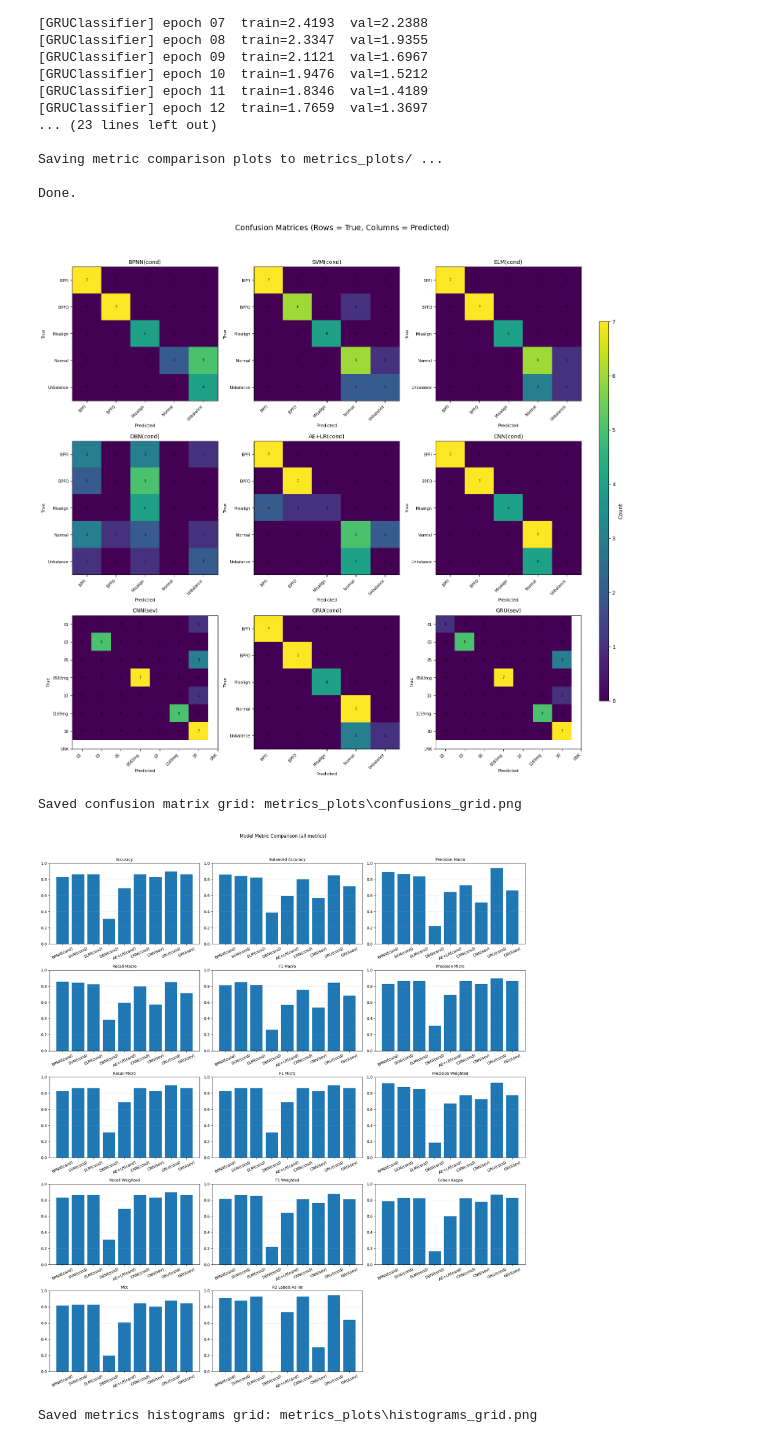
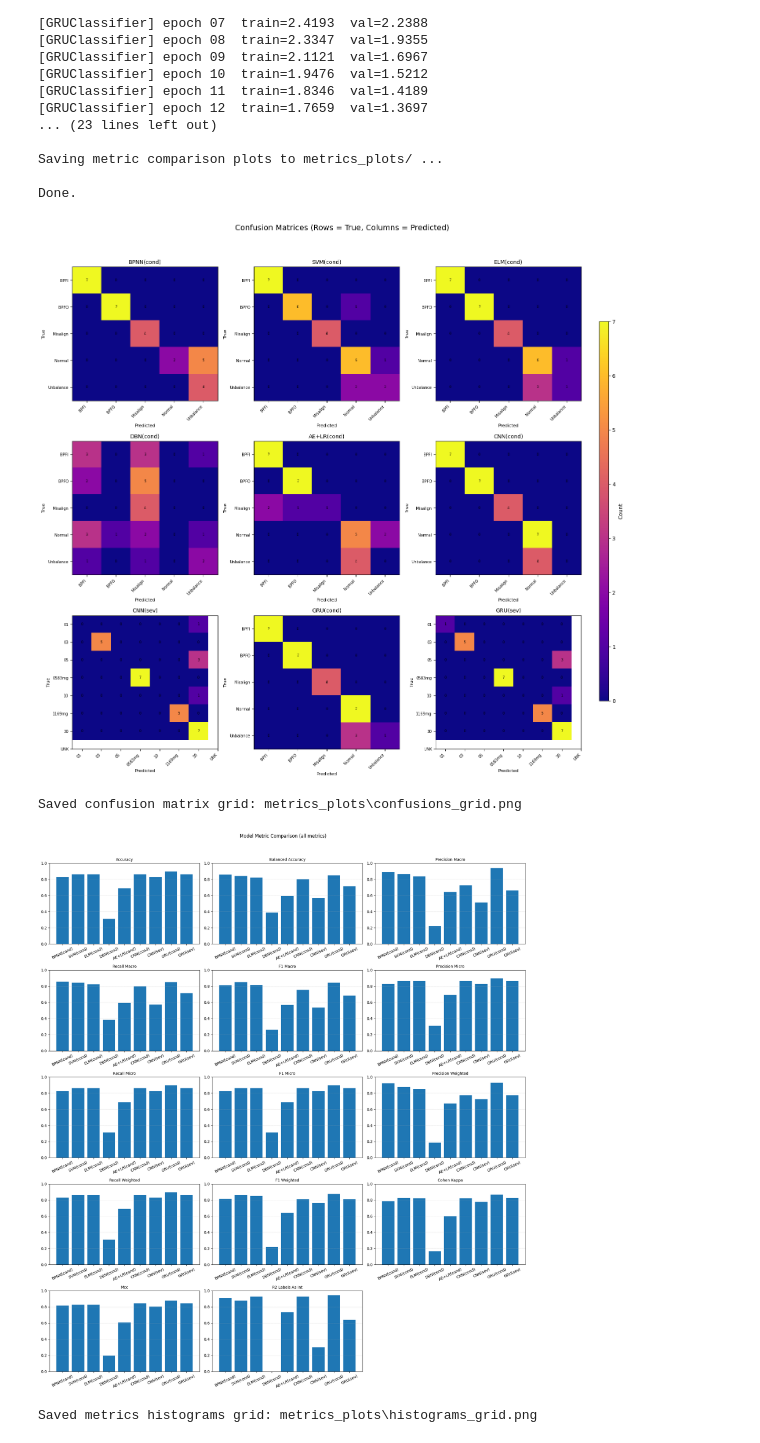
Before and after one commit to SahishnuG/rotating-machine-fault-diagnosis, a Jupyter notebook: compare_models.ipynb, the cells around one changed output. Cells and saved outputs as stored; diff of their text form; code cells hidden in the pictures.

```diff
--- a/compare_models.ipynb
+++ b/compare_models.ipynb
@@ -717,7 +717,7 @@ confusions = {
 # ---- Helper to draw a single confusion matrix ----
 # ---------- 5) Plot all confusion matrices in one figure (clean layout) ----------
 def draw_confusion(ax, cm, labels, title):
-    im = ax.imshow(cm, aspect="auto")
+    im = ax.imshow(cm,cmap="plasma", aspect="auto")
     ax.set_title(title, fontsize=10)
     ax.set_xticks(np.arange(len(labels)))
     ax.set_yticks(np.arange(len(labels)))
@@ -776,34 +776,34 @@ cols = 3
 rows = math.ceil(len(metrics) / cols)
 fig_hist, axes = plt.subplots(rows, cols, figsize=(cols*6, rows*4))
 axes = np.array(axes).reshape(rows, cols)
 
 for i, metric in enumerate(metrics):
     r, c = divmod(i, cols)
     ax = axes[r, c]
     model_vals = metric_table[metric]
     labels = list(model_vals.keys())
     vals = [model_vals[k] for k in labels]
     ax.bar(labels, vals)
     ax.set_title(metric.replace("_", " ").title(), fontsize=10)
     ax.tick_params(axis='x', labelrotation=25)
     ax.set_ylim(0, 1 if "accuracy" in metric.lower() or "f1" in metric.lower() or
                     "precision" in metric.lower() or "recall" in metric.lower() or
                     "balanced" in metric.lower() else max(1.0, max(vals)+0.05))
     ax.grid(axis="y", linestyle=":", linewidth=0.5)
 
 # turn off any leftover empty subplots
 for idx in range(len(metrics), rows*cols):
     r, c = divmod(idx, cols)
     axes[r, c].axis("off")
 
 fig_hist.suptitle("Model Metric Comparison (all metrics)", fontsize=12, y=1.02)
 fig_hist.tight_layout()
 histograms_grid_path = os.path.join("metrics_plots", "histograms_grid.png")
 fig_hist.savefig(histograms_grid_path, dpi=150, bbox_inches="tight")
 plt.show()
 print(f"Saved metrics histograms grid: {histograms_grid_path}")
 # %% [output]
-[figure, old version]
+[figure, new version]
 Saved confusion matrix grid: metrics_plots\confusions_grid.png
 [figure]
 Saved metrics histograms grid: metrics_plots\histograms_grid.png
```
Also changed, not shown: parts of 1 cell of this notebook, 11 other files.
